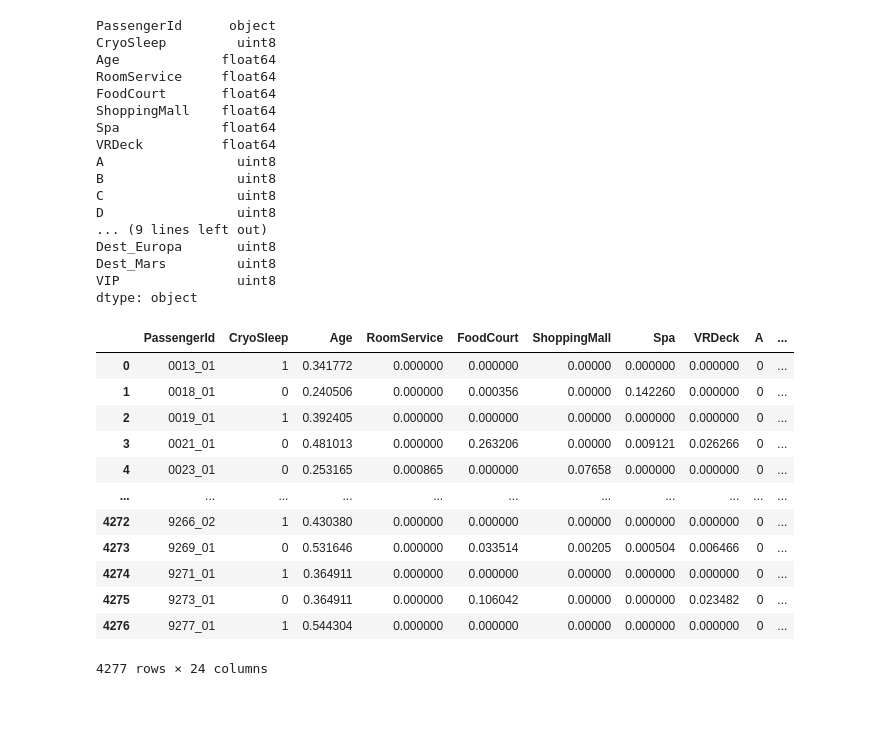
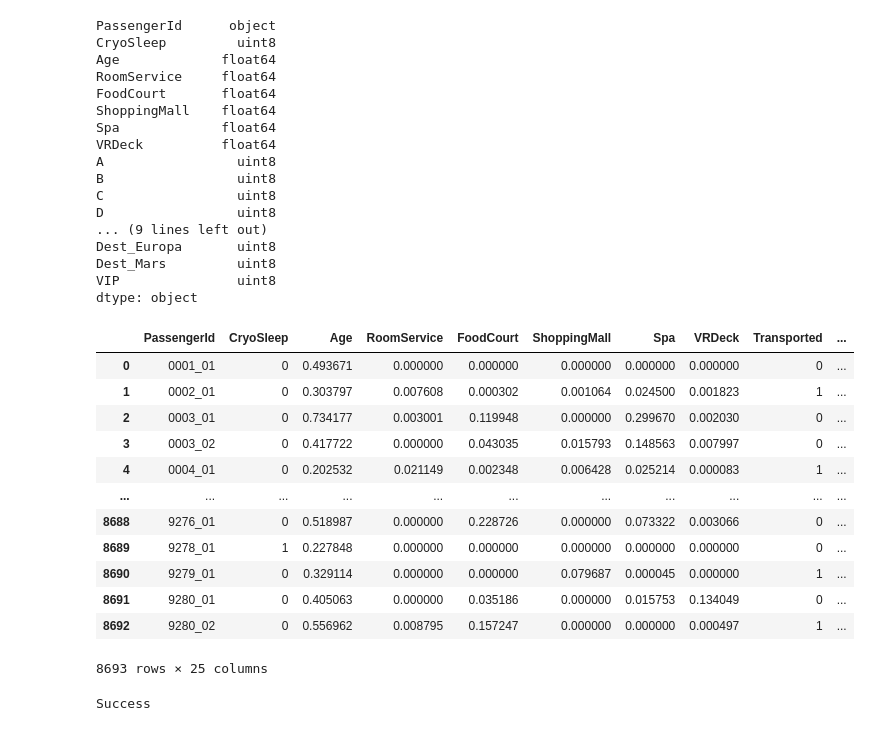
Before and after one commit to CarlosHenriqueMatos/Kaggle, a Jupyter notebook: Spaceship Titanic.ipynb, the cells around one changed output. Saved outputs shown, nothing was run; the diff lists cells and outputs as text; code cells hidden in the pictures.

```diff
--- a/Spaceship Titanic.ipynb
+++ b/Spaceship Titanic.ipynb
@@ -251,19 +251,19 @@ test_data['FoodCourt']=test_data['FoodCourt']/test_data['FoodCourt'].max()
 test_data['ShoppingMall']=test_data['ShoppingMall']/test_data['ShoppingMall'].max()
 test_data['Spa']=test_data['Spa']/test_data['Spa'].max()
 test_data['VRDeck']=test_data['VRDeck']/test_data['VRDeck'].max()
-# %%
-test_data
-# %% [output]
-|  | PassengerId | CryoSleep | Age | RoomService | FoodCourt | ShoppingMall | Spa | VRDeck | A | ... |
-| 0 | 0013_01 | 1 | 0.341772 | 0.000000 | 0.000000 | 0.00000 | 0.000000 | 0.000000 | 0 | ... |
-| 1 | 0018_01 | 0 | 0.240506 | 0.000000 | 0.000356 | 0.00000 | 0.142260 | 0.000000 | 0 | ... |
-| 2 | 0019_01 | 1 | 0.392405 | 0.000000 | 0.000000 | 0.00000 | 0.000000 | 0.000000 | 0 | ... |
-| 3 | 0021_01 | 0 | 0.481013 | 0.000000 | 0.263206 | 0.00000 | 0.009121 | 0.026266 | 0 | ... |
-| 4 | 0023_01 | 0 | 0.253165 | 0.000865 | 0.000000 | 0.07658 | 0.000000 | 0.000000 | 0 | ... |
-| ... | ... | ... | ... | ... | ... | ... | ... | ... | ... | ... |
-| 4272 | 9266_02 | 1 | 0.430380 | 0.000000 | 0.000000 | 0.00000 | 0.000000 | 0.000000 | 0 | ... |
-| 4273 | 9269_01 | 0 | 0.531646 | 0.000000 | 0.033514 | 0.00205 | 0.000504 | 0.006466 | 0 | ... |
-| 4274 | 9271_01 | 1 | 0.364911 | 0.000000 | 0.000000 | 0.00000 | 0.000000 | 0.000000 | 0 | ... |
-| 4275 | 9273_01 | 0 | 0.364911 | 0.000000 | 0.106042 | 0.00000 | 0.000000 | 0.023482 | 0 | ... |
-| 4276 | 9277_01 | 1 | 0.544304 | 0.000000 | 0.000000 | 0.00000 | 0.000000 | 0.000000 | 0 | ... |
-4277 rows × 24 columns
+# %%
+train_data
+# %% [output]
+|  | PassengerId | CryoSleep | Age | RoomService | FoodCourt | ShoppingMall | Spa | VRDeck | Transported | ... |
+| 0 | 0001_01 | 0 | 0.493671 | 0.000000 | 0.000000 | 0.000000 | 0.000000 | 0.000000 | 0 | ... |
+| 1 | 0002_01 | 0 | 0.303797 | 0.007608 | 0.000302 | 0.001064 | 0.024500 | 0.001823 | 1 | ... |
+| 2 | 0003_01 | 0 | 0.734177 | 0.003001 | 0.119948 | 0.000000 | 0.299670 | 0.002030 | 0 | ... |
+| 3 | 0003_02 | 0 | 0.417722 | 0.000000 | 0.043035 | 0.015793 | 0.148563 | 0.007997 | 0 | ... |
+| 4 | 0004_01 | 0 | 0.202532 | 0.021149 | 0.002348 | 0.006428 | 0.025214 | 0.000083 | 1 | ... |
+| ... | ... | ... | ... | ... | ... | ... | ... | ... | ... | ... |
+| 8688 | 9276_01 | 0 | 0.518987 | 0.000000 | 0.228726 | 0.000000 | 0.073322 | 0.003066 | 0 | ... |
+| 8689 | 9278_01 | 1 | 0.227848 | 0.000000 | 0.000000 | 0.000000 | 0.000000 | 0.000000 | 0 | ... |
+| 8690 | 9279_01 | 0 | 0.329114 | 0.000000 | 0.000000 | 0.079687 | 0.000045 | 0.000000 | 1 | ... |
+| 8691 | 9280_01 | 0 | 0.405063 | 0.000000 | 0.035186 | 0.000000 | 0.015753 | 0.134049 | 0 | ... |
+| 8692 | 9280_02 | 0 | 0.556962 | 0.008795 | 0.157247 | 0.000000 | 0.000000 | 0.000497 | 1 | ... |
+8693 rows × 25 columns
@@ -269,0 +277,6 @@ test_data
+# %%
+output = pd.DataFrame({'PassengerId':test_data.PassengerId,'Survived':predictions})
+output.to_csv('my_submission.csv', index=False)
+print("Success")
+# %% [output]
+Success
```
Also changed, not shown: parts of 4 cells of this notebook.
